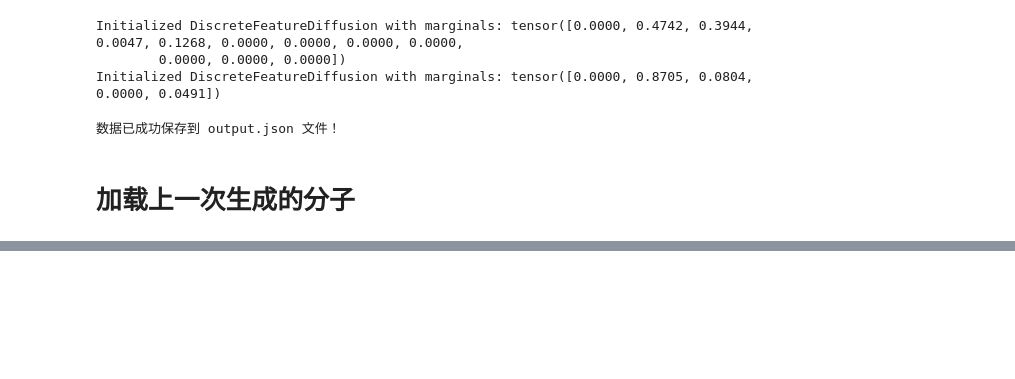
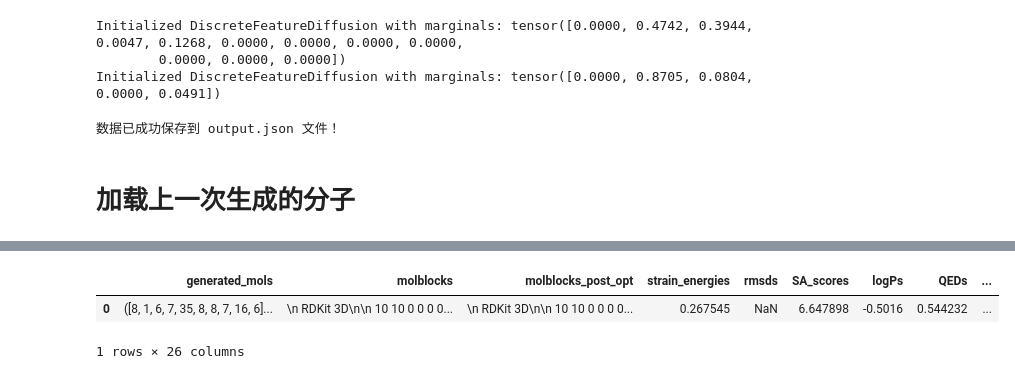
Before and after one commit to gamefreshman/SPD, a Jupyter notebook: evaluation/core/main.ipynb, the cells around one changed output, grey strips where cells are left out. Drawn from its saved outputs; the diff is of its cells as text; code cells hidden in the pictures; blank space fills up the shorter version.

```diff
--- a/evaluation/core/main.ipynb
+++ b/evaluation/core/main.ipynb
@@ -780,0 +934,43 @@ properties_df, global_attr = uncond_pipe.to_pandas()
+# %%
+# ==================== 条件评估管道核心算法 ====================
+# ConditionalEvalPipeline实现了基于3D结构的条件相似性评估算法
+#
+# 算法原理：
+# 1. 多维度相似性评估：结合几何、电子、功能三个维度
+# 2. 最优对齐算法：使用Kabsch算法进行分子结构对齐
+# 3. 加权评分机制：根据不同特征的重要性分配权重
+# 4. 条件匹配验证：评估生成分子是否满足特定条件约束
+#
+# 初始化条件评估管道
+# 该管道实现shepherd_score 3D评分函数的完整工作流程
+cond_pipe = ConditionalEvalPipeline(
+    ref_molec,                    # 输入：标准参考分子对象
+    generated_mols=generated_mols, # 输入：待评估的生成分子列表
+    condition='all',              # 参数：评估条件（'all'=全面评估）
+    num_surf_points=200,          # 参数：表面采样点数（影响精度）
+    pharm_multi_vector=False,     # 参数：药效团表示模式
+    solvent=None                  # 参数：溶剂环境（None=真空）
+)
+
+# ==================== 条件评估执行算法 ====================
+# 执行基于shepherd_score的3D相似性评估核心算法
+#
+# 算法工作流程：
+# 1. 分子预处理：标准化输入分子的坐标和特征
+# 2. 特征对齐：使用最优对齐算法匹配分子结构
+# 3. 多模态比较：
+#    a. 几何相似性：基于原子坐标的RMSD计算
+#    b. 电子相似性：表面静电势的相关性分析
+#    c. 功能相似性：药效团特征的重叠度评估
+# 4. 综合评分：加权合并各维度评分得到最终相似度
+# 5. 统计分析：计算批量评估的统计指标
+#
+# 执行条件评估核心算法
+cond_pipe.evaluate(
+    verbose=True    # 详细输出：显示对齐过程和评分细节
+)
+# %%
+# 将条件评估结果转换为pandas DataFrame格式
+# properties_df_cond: 包含每个分子详细评估指标的数据框
+# global_attr_cond: 全局统计属性（如平均相似度、标准差等）
+properties_df_cond, global_attr_cond = cond_pipe.to_pandas()
@@ -780,0 +997,6 @@ properties_df, global_attr = uncond_pipe.to_pandas()
+# %%
+global_attr_cond
+# %% [output]
+|  | generated_mols | molblocks | molblocks_post_opt | strain_energies | rmsds | SA_scores | logPs | QEDs | ... |
+| 0 | ([8, 1, 6, 7, 35, 8, 8, 7, 16, 6]... | \n RDKit 3D\n\n 10 10 0 0 0 0... | \n RDKit 3D\n\n 10 10 0 0 0 0... | 0.267545 | NaN | 6.647898 | -0.5016 | 0.544232 | ... |
+1 rows × 26 columns
```
Also changed, not shown: parts of 43 cells of this notebook, 4 other files.
